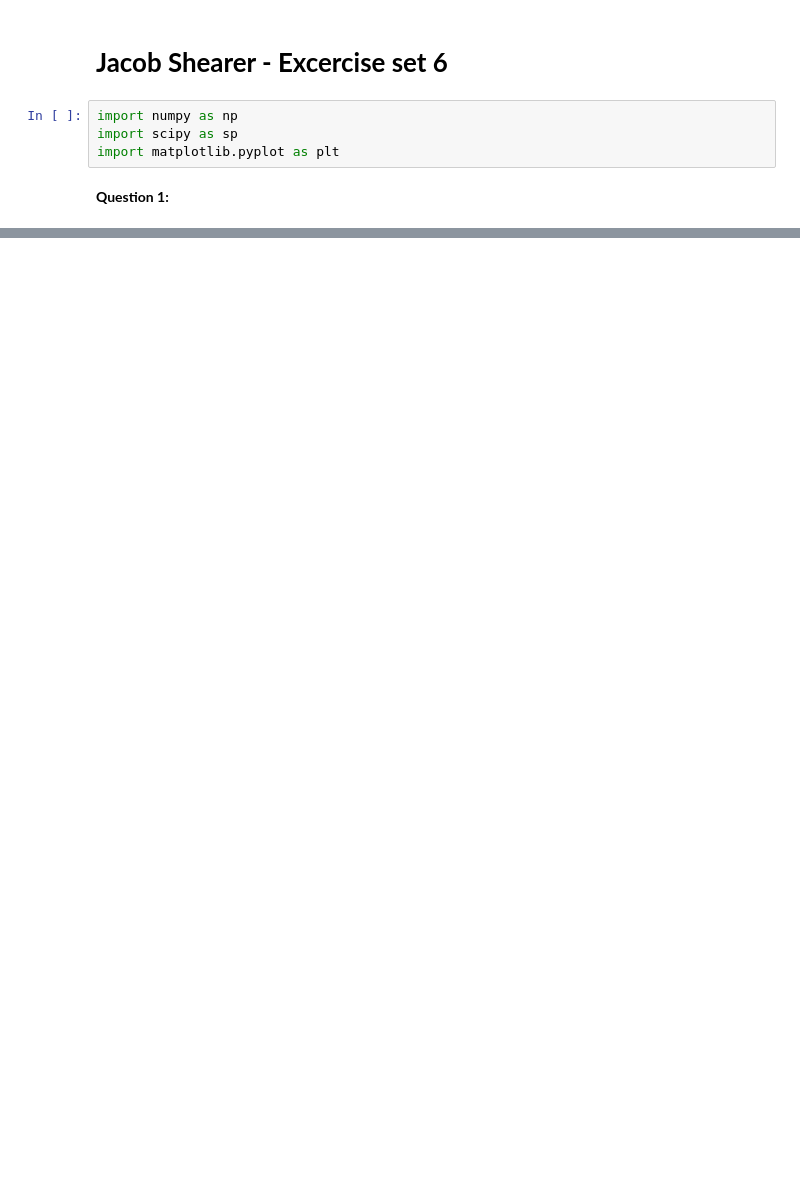
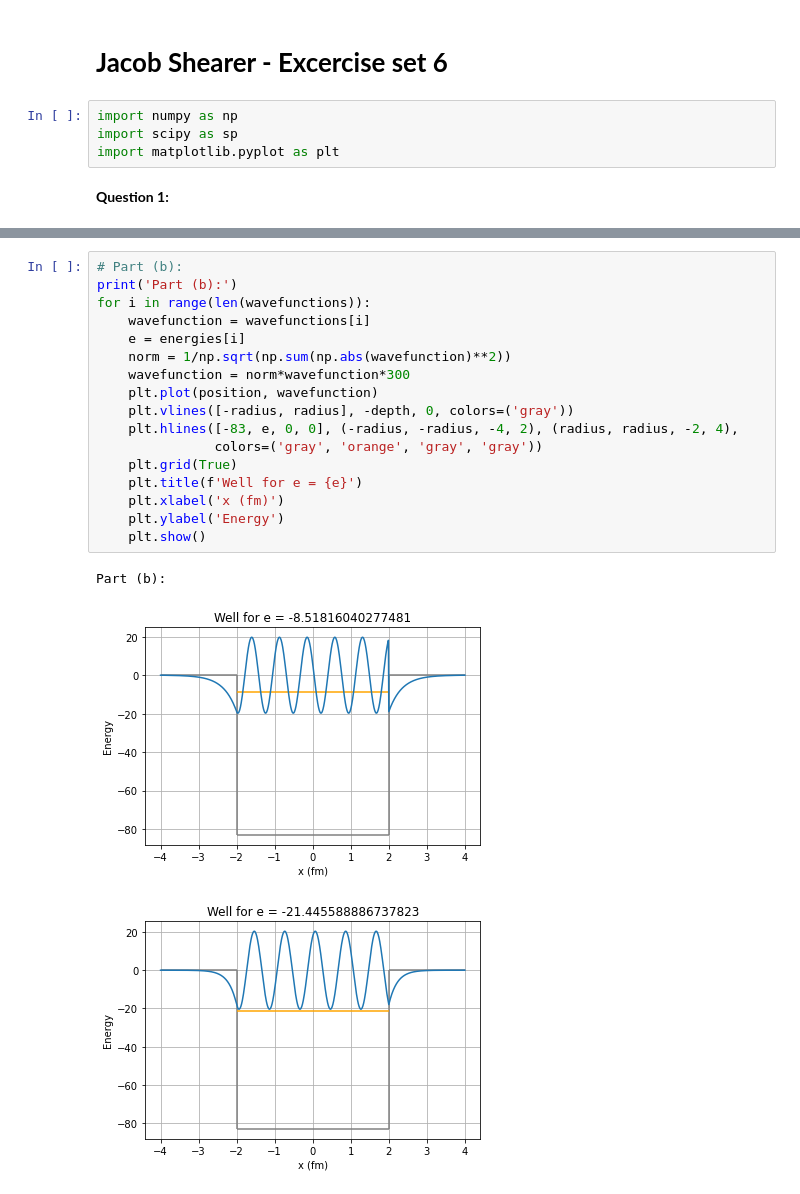
Before and after one commit to JSheare/Computational-Physics, a Jupyter notebook: Exercise Set 6.ipynb, the cells around one changed output, grey strips where cells are left out. Saved outputs shown, nothing was run; the diff lists cells and outputs as text; blank space fills up the shorter version.

```diff
--- a/Exercise Set 6.ipynb
+++ b/Exercise Set 6.ipynb
@@ -144,0 +155,21 @@ print(k2l)
+# %%
+# Part (b):
+print('Part (b):')
+for i in range(len(wavefunctions)):
+    wavefunction = wavefunctions[i]
+    e = energies[i]
+    norm = 1/np.sqrt(np.sum(np.abs(wavefunction)**2))
+    wavefunction = norm*wavefunction*300
+    plt.plot(position, wavefunction)
+    plt.vlines([-radius, radius], -depth, 0, colors=('gray'))
+    plt.hlines([-83, e, 0, 0], (-radius, -radius, -4, 2), (radius, radius, -2, 4),
+               colors=('gray', 'orange', 'gray', 'gray'))
+    plt.grid(True)
+    plt.title(f'Well for e = {e}')
+    plt.xlabel('x (fm)')
+    plt.ylabel('Energy')
+    plt.show()
+# %% [output]
+Part (b):
+[figure, added]
+[figure, added]
```
Also changed, not shown: parts of 7 cells of this notebook.
